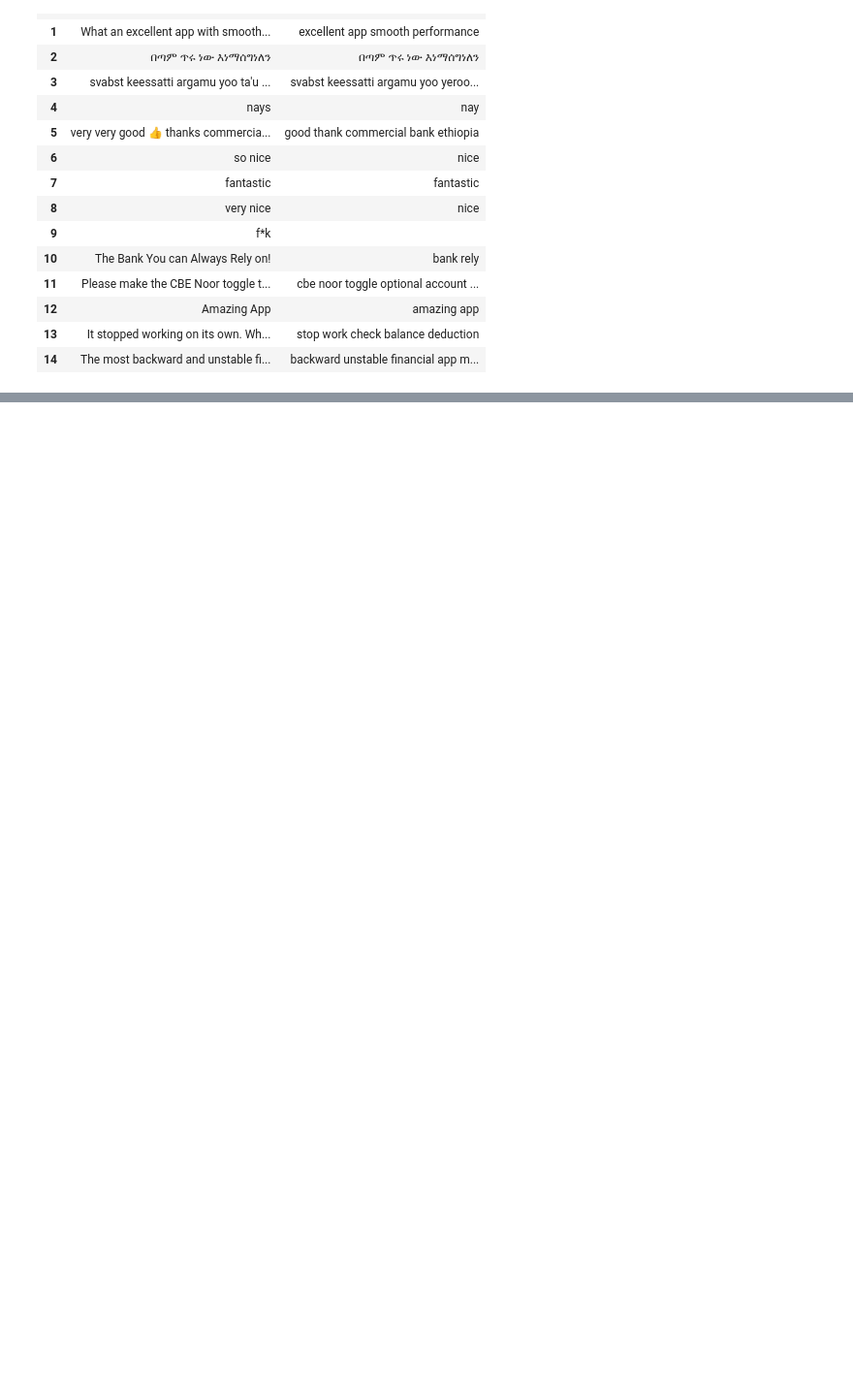
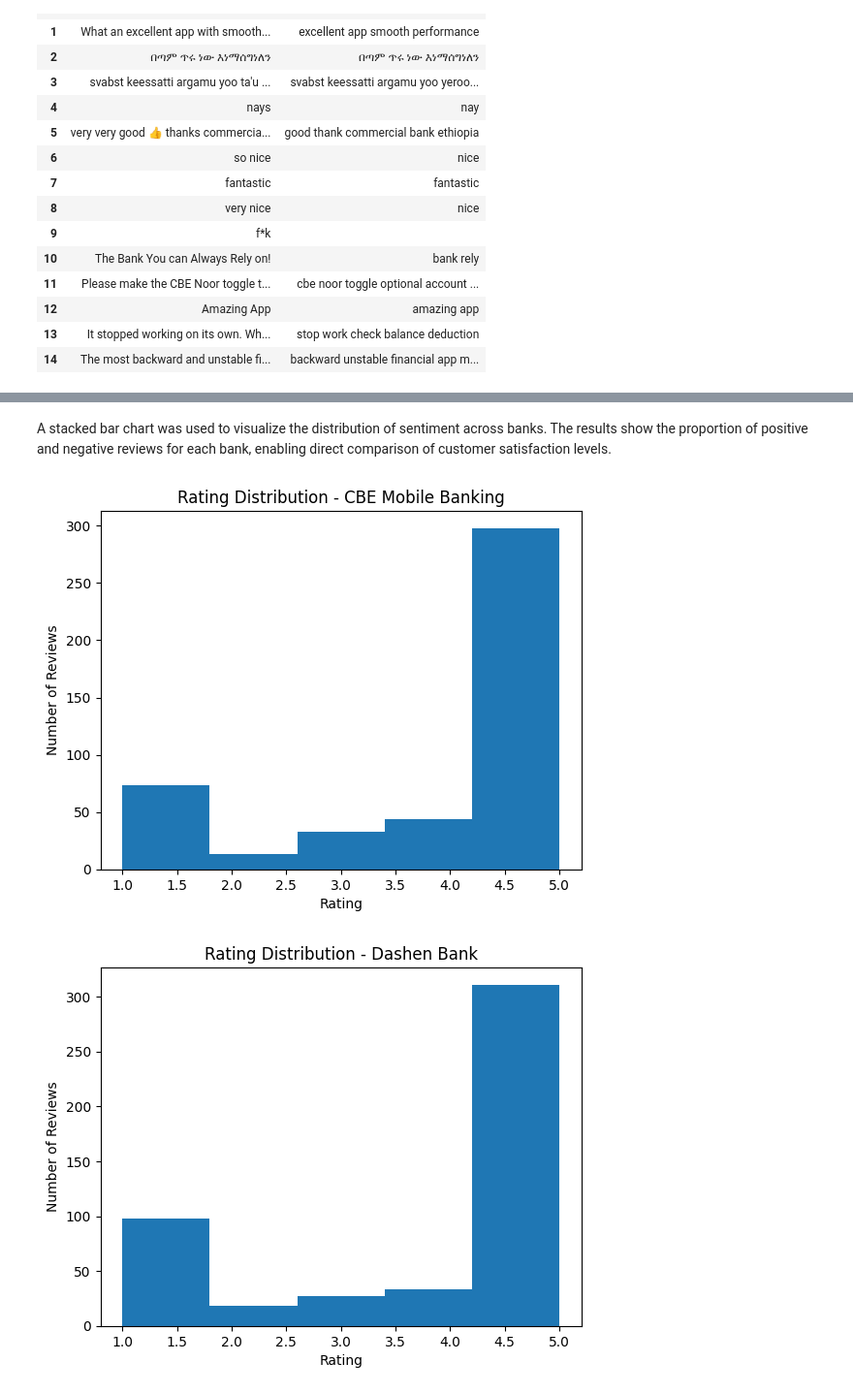
Before and after one commit to Richo-Worku/fintech-review-analytics, a Jupyter notebook: scraping.ipynb, the cells around one changed output, grey strips where cells are left out. Shown at 97% size. Saved outputs shown, nothing was run; the diff lists cells and outputs as text; code cells hidden in the pictures; blank space fills up the shorter version.

```diff
--- a/scraping.ipynb
+++ b/scraping.ipynb
@@ -489,0 +636,19 @@ final_df.to_csv("data/final_sentiment_themes.csv", index=False)
+# %% [markdown]
+A stacked bar chart was used to visualize the distribution of sentiment across banks. The results show the proportion of positive and negative reviews for each bank, enabling direct comparison of customer satisfaction levels.
+# %%
+import matplotlib.pyplot as plt
+
+banks = df["bank"].unique()
+
+for bank in banks:
+    subset = df[df["bank"] == bank]
+
+    plt.figure()
+    plt.hist(subset["rating"], bins=5)
+    plt.title(f"Rating Distribution - {bank}")
+    plt.xlabel("Rating")
+    plt.ylabel("Number of Reviews")
+    plt.show()
+# %% [output]
+[figure, added]
+[figure, added]
```
Also changed, not shown: parts of 10 cells of this notebook.
